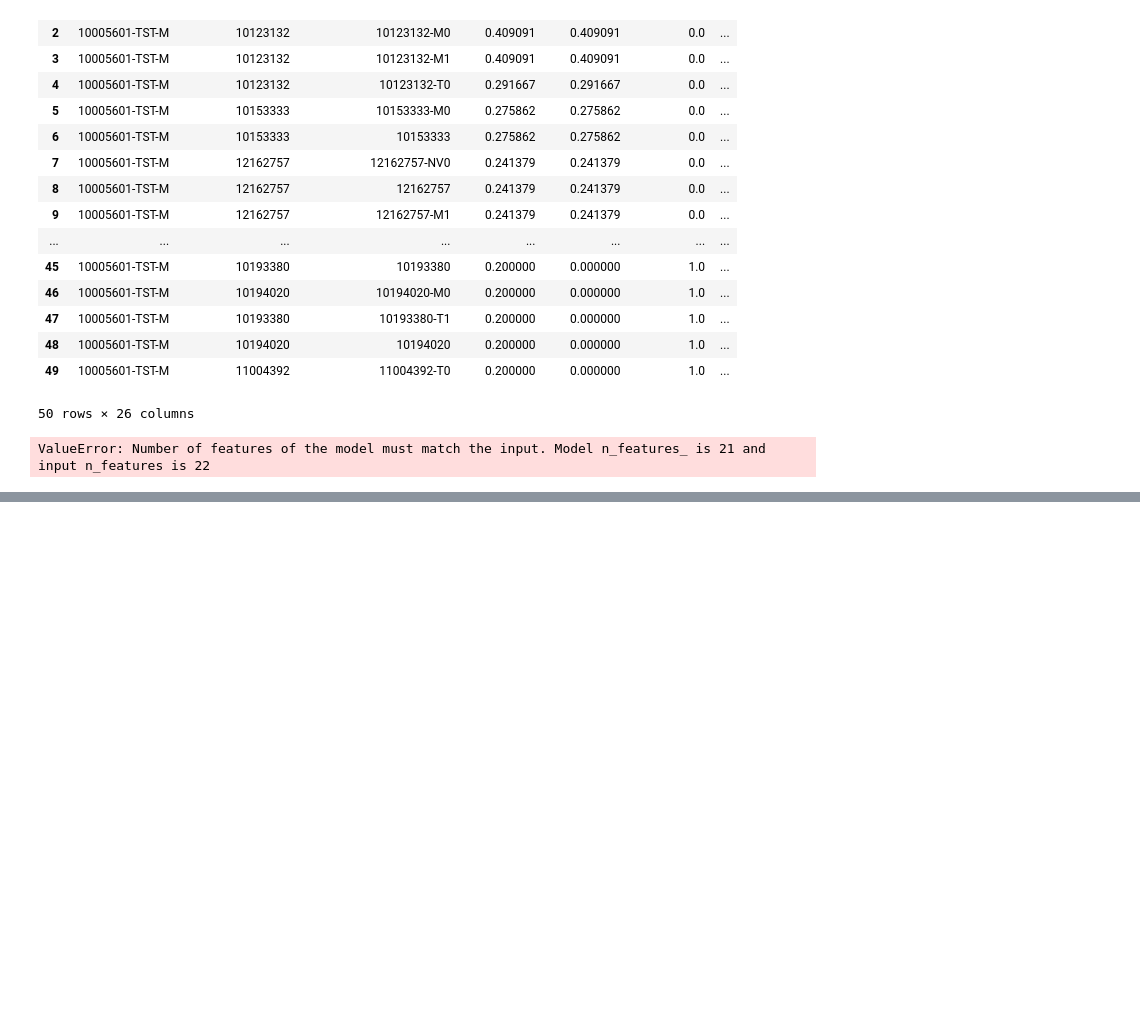
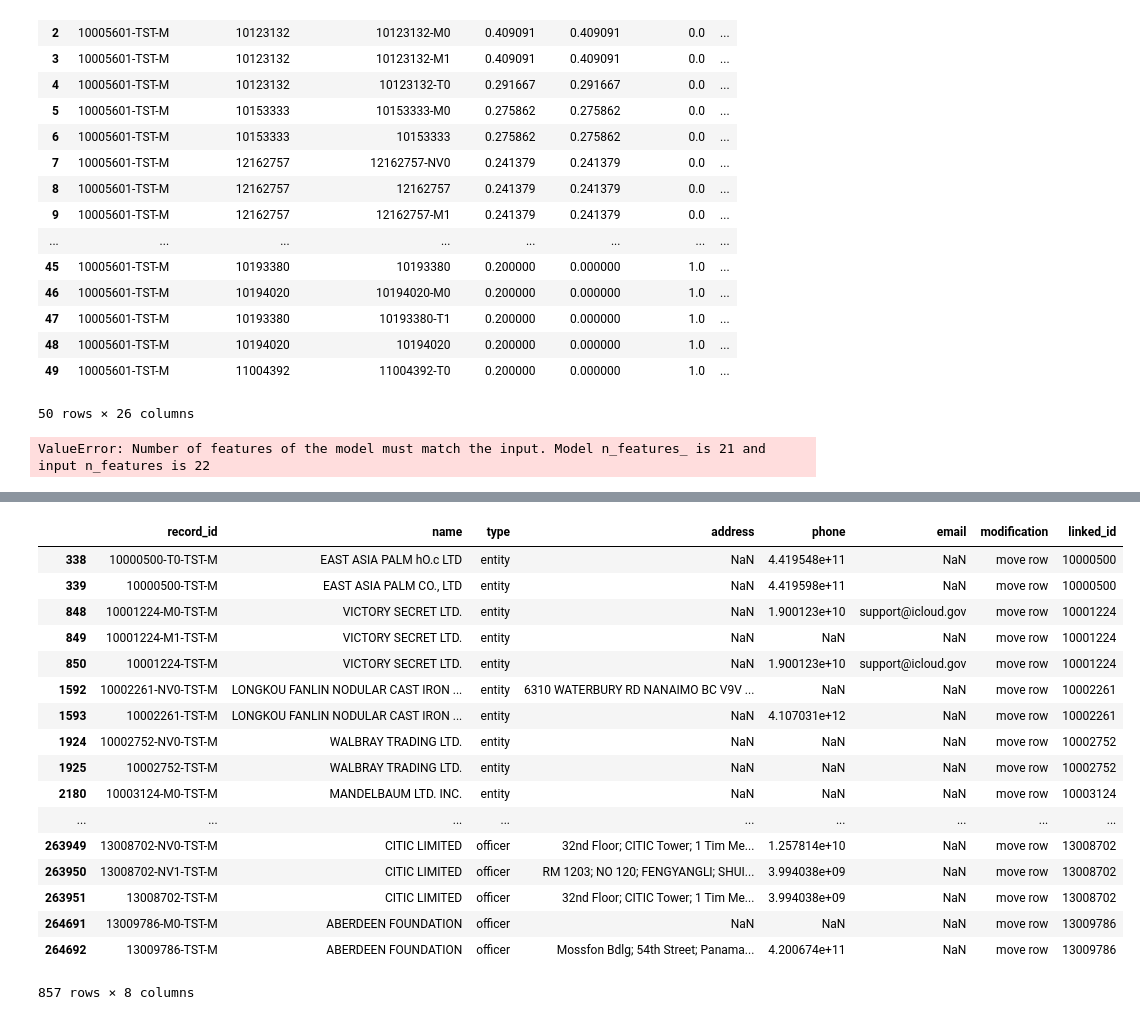
Before and after one commit to teomores/Oracle_HPC_contest, a Jupyter notebook: notebooks/Online Learning.ipynb, the cells around one changed output, grey strips where cells are left out. Saved outputs shown, nothing was run; the diff lists cells and outputs as text; code cells hidden in the pictures; blank space fills up the shorter version.

```diff
--- a/notebooks/Online Learning.ipynb
+++ b/notebooks/Online Learning.ipynb
@@ -423,0 +500,23 @@ ValueError: Number of features of the model must match the input. Model n_featur
+# %%
+duplicates_df = only_test_recordid[only_test_recordid.duplicated('linked_id', keep=False)]
+# %%
+duplicates_df
+# %% [output]
+|  | record_id | name | type | address | phone | email | modification | linked_id |
+| 338 | 10000500-T0-TST-M | EAST ASIA PALM hO.c LTD | entity | NaN | 4.419548e+11 | NaN | move row | 10000500 |
+| 339 | 10000500-TST-M | EAST ASIA PALM CO., LTD | entity | NaN | 4.419598e+11 | NaN | move row | 10000500 |
+| 848 | 10001224-M0-TST-M | VICTORY SECRET LTD. | entity | NaN | 1.900123e+10 | support@icloud.gov | move row | 10001224 |
+| 849 | 10001224-M1-TST-M | VICTORY SECRET LTD. | entity | NaN | NaN | NaN | move row | 10001224 |
+| 850 | 10001224-TST-M | VICTORY SECRET LTD. | entity | NaN | 1.900123e+10 | support@icloud.gov | move row | 10001224 |
+| 1592 | 10002261-NV0-TST-M | LONGKOU FANLIN NODULAR CAST IRON ... | entity | 6310 WATERBURY RD NANAIMO BC V9V ... | NaN | NaN | move row | 10002261 |
+| 1593 | 10002261-TST-M | LONGKOU FANLIN NODULAR CAST IRON ... | entity | NaN | 4.107031e+12 | NaN | move row | 10002261 |
+| 1924 | 10002752-NV0-TST-M | WALBRAY TRADING LTD. | entity | NaN | NaN | NaN | move row | 10002752 |
+| 1925 | 10002752-TST-M | WALBRAY TRADING LTD. | entity | NaN | NaN | NaN | move row | 10002752 |
+| 2180 | 10003124-M0-TST-M | MANDELBAUM LTD. INC. | entity | NaN | NaN | NaN | move row | 10003124 |
+| ... | ... | ... | ... | ... | ... | ... | ... | ... |
+| 263949 | 13008702-NV0-TST-M | CITIC LIMITED | officer | 32nd Floor; CITIC Tower; 1 Tim Me... | 1.257814e+10 | NaN | move row | 13008702 |
+| 263950 | 13008702-NV1-TST-M | CITIC LIMITED | officer | RM 1203; NO 120; FENGYANGLI; SHUI... | 3.994038e+09 | NaN | move row | 13008702 |
+| 263951 | 13008702-TST-M | CITIC LIMITED | officer | 32nd Floor; CITIC Tower; 1 Tim Me... | 3.994038e+09 | NaN | move row | 13008702 |
+| 264691 | 13009786-M0-TST-M | ABERDEEN FOUNDATION | officer | NaN | NaN | NaN | move row | 13009786 |
+| 264692 | 13009786-TST-M | ABERDEEN FOUNDATION | officer | Mossfon Bdlg; 54th Street; Panama... | 4.200674e+11 | NaN | move row | 13009786 |
+857 rows × 8 columns
```
Also changed, not shown: parts of 22 cells of this notebook, 2 other files.
